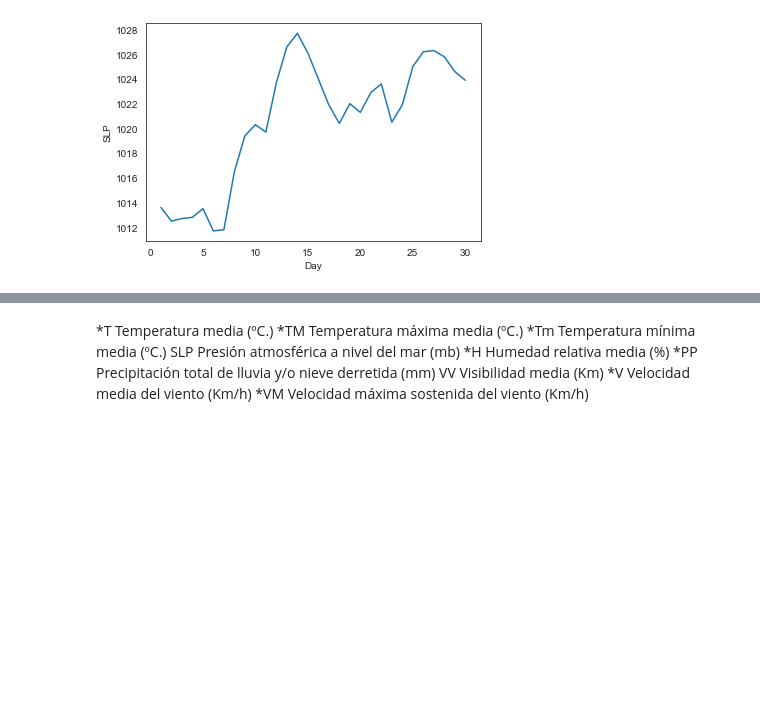
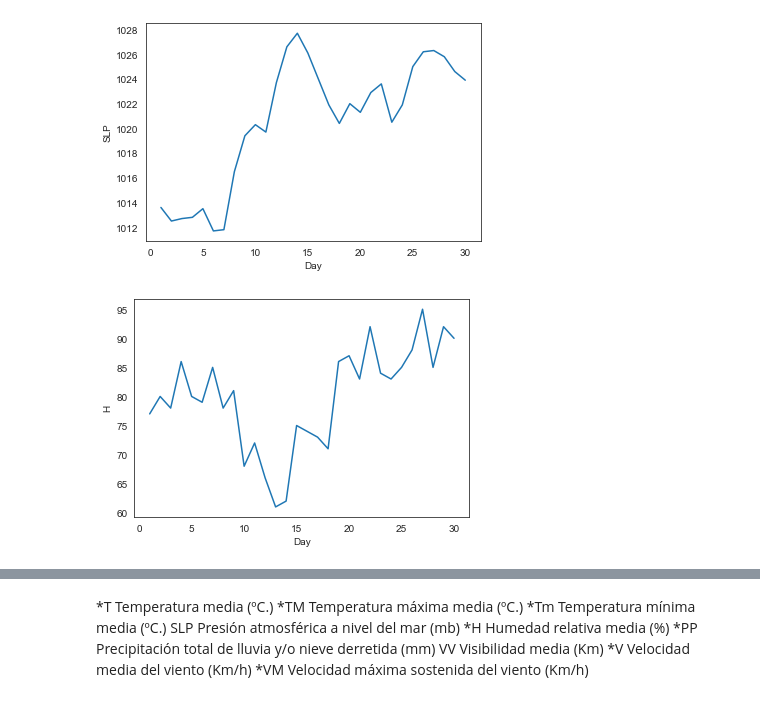
Before and after one commit to ironhack-datalabs/data-ber-10-19, a Jupyter notebook: module-3_projects/final-project/Medical_Appointments/Test_merge_weather.ipynb, the cells around one changed output, grey strips where cells are left out. Saved outputs shown, nothing was run; the diff lists cells and outputs as text; code cells hidden in the pictures; blank space fills up the shorter version.

Commit message:
changes in weather test, started plotting

```diff
--- a/module-3_projects/final-project/Medical_Appointments/Test_merge_weather.ipynb
+++ b/module-3_projects/final-project/Medical_Appointments/Test_merge_weather.ipynb
@@ -134,2 +134,6 @@ pressure_plot = sns.lineplot(x="Day", y="SLP", data=weather, palette="purple")
 # %% [output]
 [figure]
+# %%
+humidity_plot = sns.lineplot(x="Day", y="H", data=weather)
+# %% [output]
+[figure, added]
```
Also changed, not shown: parts of 3 cells of this notebook.
